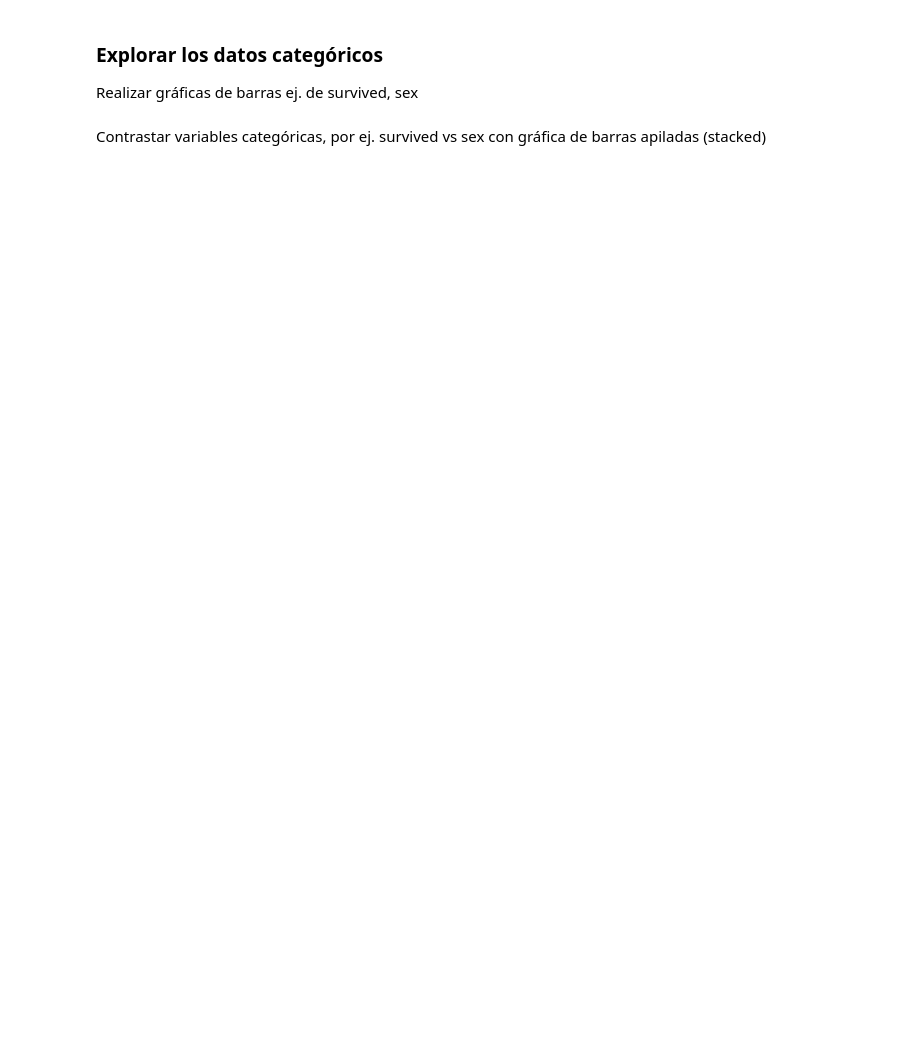
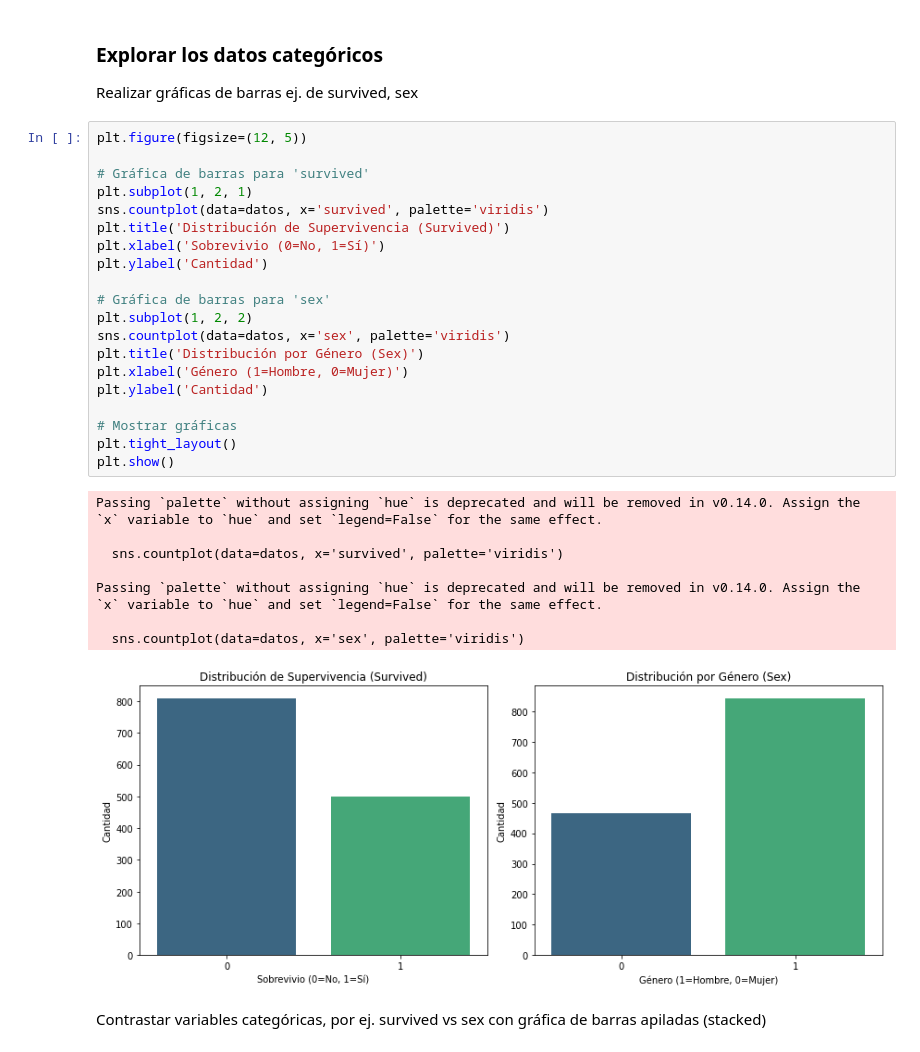
Before and after one commit to FabianKel/HT1-DM, a Jupyter notebook: 03-Vida_facil.ipynb, the cells around one changed output. Cells and saved outputs as stored; diff of their text form; blank space fills up the shorter version.

```diff
--- a/03-Vida_facil.ipynb
+++ b/03-Vida_facil.ipynb
@@ -243,5 +254,34 @@ for columna in datos_numericos.columns:
 ### Explorar los datos categóricos
 
 Realizar gráficas de barras ej. de survived, sex
+# %%
+plt.figure(figsize=(12, 5))
+
+# Gráfica de barras para 'survived'
+plt.subplot(1, 2, 1)
+sns.countplot(data=datos, x='survived', palette='viridis')
+plt.title('Distribución de Supervivencia (Survived)')
+plt.xlabel('Sobrevivio (0=No, 1=Sí)')
+plt.ylabel('Cantidad')
+
+# Gráfica de barras para 'sex'
+plt.subplot(1, 2, 2)
+sns.countplot(data=datos, x='sex', palette='viridis')
+plt.title('Distribución por Género (Sex)')
+plt.xlabel('Género (1=Hombre, 0=Mujer)')
+plt.ylabel('Cantidad')
+
+# Mostrar gráficas
+plt.tight_layout()
+plt.show()
+# %% [output]
+Passing `palette` without assigning `hue` is deprecated and will be removed in v0.14.0. Assign the `x` variable to `hue` and set `legend=False` for the same effect.
+
+  sns.countplot(data=datos, x='survived', palette='viridis')
+
+Passing `palette` without assigning `hue` is deprecated and will be removed in v0.14.0. Assign the `x` variable to `hue` and set `legend=False` for the same effect.
+
+  sns.countplot(data=datos, x='sex', palette='viridis')
+[figure, added]
 # %% [markdown]
 Contrastar variables categóricas, por ej. survived vs sex con gráfica de barras apiladas (stacked)
```
Also changed, not shown: parts of 15 cells of this notebook, 3 other files.
